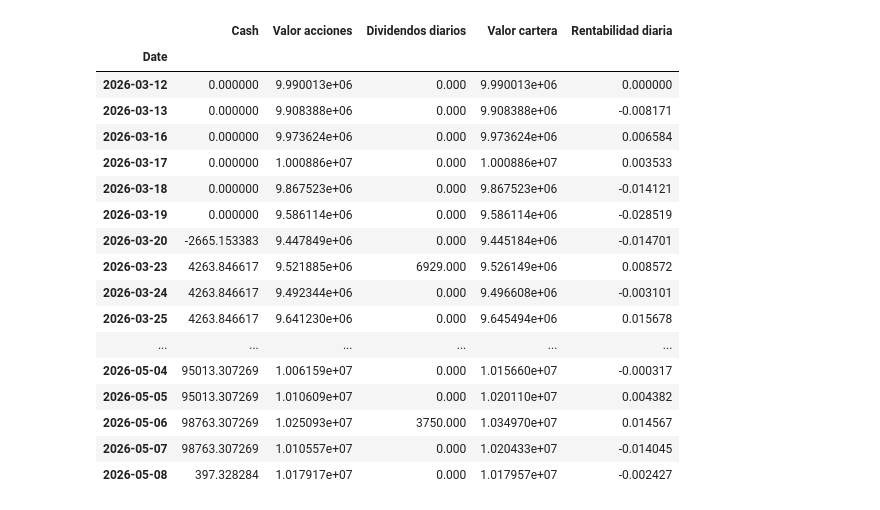
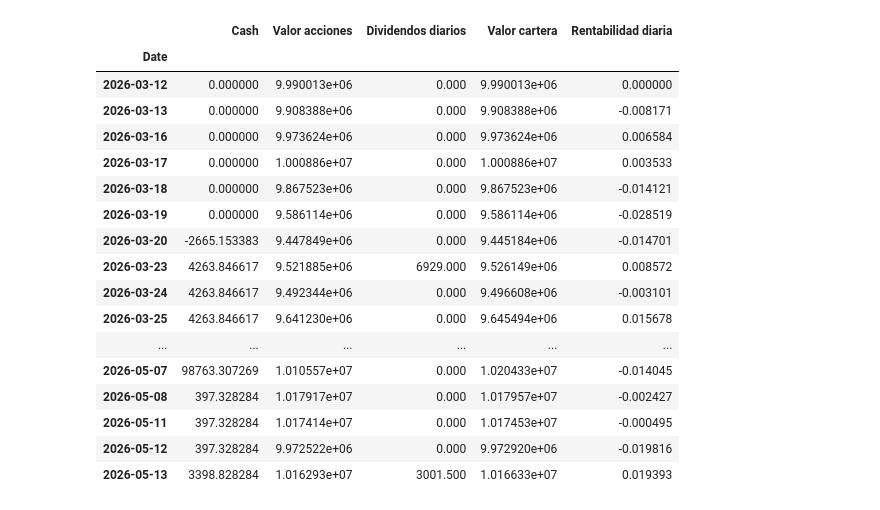
Before and after one commit to Javi-Puerta/Trabajo_gestion_cuantitativa, a Jupyter notebook: Monitoring/resultados_final.ipynb, the cells around one changed output. Saved outputs shown, nothing was run; the diff lists cells and outputs as text; code cells hidden in the pictures.

```diff
--- a/Monitoring/resultados_final.ipynb
+++ b/Monitoring/resultados_final.ipynb
@@ -5,27 +5,27 @@ importlib.reload(auxfun)
 from auxfun import *
 # %%
 path = "..\\Envíos\\historico_operativa.xlsx"
-fecha_fin = "2026-05-07"
+fecha_fin = "2026-05-12"
 historico_valor_cartera(path, fecha_fin, capital_inicial=10_000_000, hoja="Operativa", incluir_costes=True)
 # %% [output]
 |  | Cash | Valor acciones | Dividendos diarios | Valor cartera | Rentabilidad diaria |
 | Date |  |  |  |  |  |
 | 2026-03-12 | 0.000000 | 9.990013e+06 | 0.000 | 9.990013e+06 | 0.000000 |
 | 2026-03-13 | 0.000000 | 9.908388e+06 | 0.000 | 9.908388e+06 | -0.008171 |
 | 2026-03-16 | 0.000000 | 9.973624e+06 | 0.000 | 9.973624e+06 | 0.006584 |
 | 2026-03-17 | 0.000000 | 1.000886e+07 | 0.000 | 1.000886e+07 | 0.003533 |
 | 2026-03-18 | 0.000000 | 9.867523e+06 | 0.000 | 9.867523e+06 | -0.014121 |
 | 2026-03-19 | 0.000000 | 9.586114e+06 | 0.000 | 9.586114e+06 | -0.028519 |
 | 2026-03-20 | -2665.153383 | 9.447849e+06 | 0.000 | 9.445184e+06 | -0.014701 |
 | 2026-03-23 | 4263.846617 | 9.521885e+06 | 6929.000 | 9.526149e+06 | 0.008572 |
 | 2026-03-24 | 4263.846617 | 9.492344e+06 | 0.000 | 9.496608e+06 | -0.003101 |
 | 2026-03-25 | 4263.846617 | 9.641230e+06 | 0.000 | 9.645494e+06 | 0.015678 |
 | ... | ... | ... | ... | ... | ... |
-| 2026-05-04 | 95013.307269 | 1.006159e+07 | 0.000 | 1.015660e+07 | -0.000317 |
-| 2026-05-05 | 95013.307269 | 1.010609e+07 | 0.000 | 1.020110e+07 | 0.004382 |
-| 2026-05-06 | 98763.307269 | 1.025093e+07 | 3750.000 | 1.034970e+07 | 0.014567 |
 | 2026-05-07 | 98763.307269 | 1.010557e+07 | 0.000 | 1.020433e+07 | -0.014045 |
 | 2026-05-08 | 397.328284 | 1.017917e+07 | 0.000 | 1.017957e+07 | -0.002427 |
+| 2026-05-11 | 397.328284 | 1.017414e+07 | 0.000 | 1.017453e+07 | -0.000495 |
+| 2026-05-12 | 397.328284 | 9.972522e+06 | 0.000 | 9.972920e+06 | -0.019816 |
+| 2026-05-13 | 3398.828284 | 1.016293e+07 | 3001.500 | 1.016633e+07 | 0.019393 |
 # %%
 universo_tickers = get_eurostoxx50_tickers()
 semanal = auxfun.tabla_semanal_atribucion(
```
Also changed, not shown: parts of 4 cells of this notebook, 3 other files.
